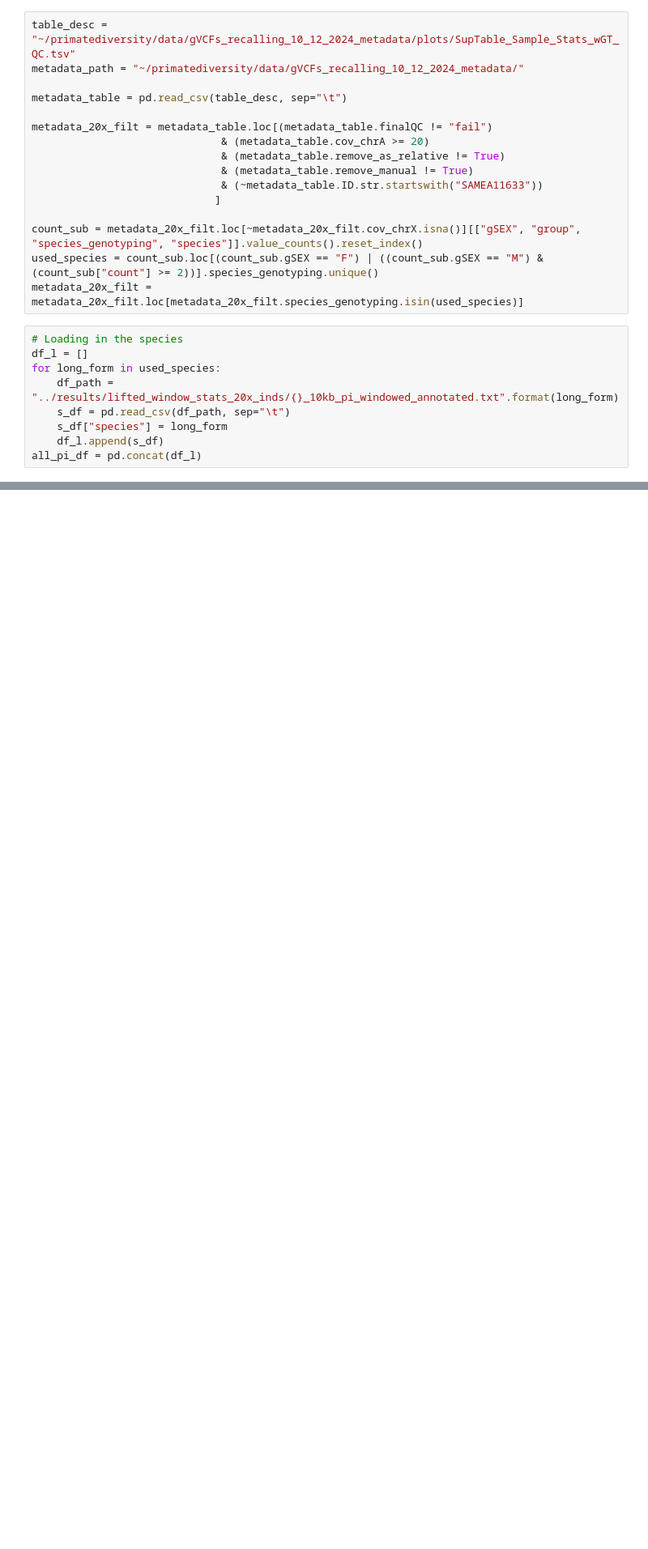
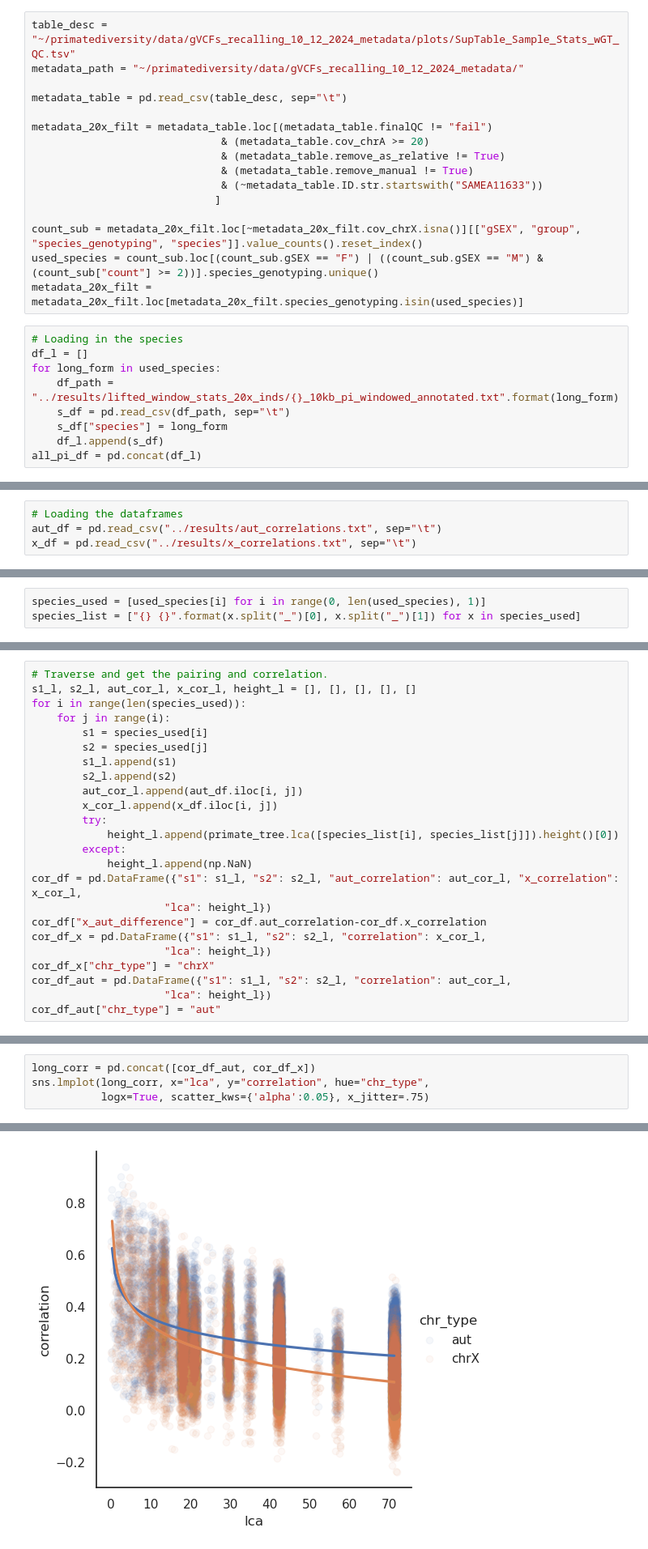
Before and after one commit to erikfogh/selection_primates, a Jupyter notebook: notebooks/main_human03_chromosome_correlations.ipynb, the cells around one changed output, grey strips where cells are left out. Shown at 81% size. Cells and saved outputs as stored; diff of their text form; blank space fills up the shorter version.

```diff
--- a/notebooks/main_human03_chromosome_correlations.ipynb
+++ b/notebooks/main_human03_chromosome_correlations.ipynb
@@ -30,0 +152,4 @@ all_pi_df = pd.concat(df_l)
+# %%
+# Loading the dataframes
+aut_df = pd.read_csv("../results/aut_correlations.txt", sep="\t")
+x_df = pd.read_csv("../results/x_correlations.txt", sep="\t")
@@ -30,0 +174,3 @@ all_pi_df = pd.concat(df_l)
+# %%
+species_used = [used_species[i] for i in range(0, len(used_species), 1)]
+species_list = ["{} {}".format(x.split("_")[0], x.split("_")[1]) for x in species_used]
@@ -30,0 +209,24 @@ all_pi_df = pd.concat(df_l)
+# %%
+# Traverse and get the pairing and correlation.
+s1_l, s2_l, aut_cor_l, x_cor_l, height_l = [], [], [], [], []
+for i in range(len(species_used)):
+    for j in range(i):
+        s1 = species_used[i]
+        s2 = species_used[j]
+        s1_l.append(s1)
+        s2_l.append(s2)
+        aut_cor_l.append(aut_df.iloc[i, j])
+        x_cor_l.append(x_df.iloc[i, j])
+        try:
+            height_l.append(primate_tree.lca([species_list[i], species_list[j]]).height()[0])
+        except:
+            height_l.append(np.NaN)
+cor_df = pd.DataFrame({"s1": s1_l, "s2": s2_l, "aut_correlation": aut_cor_l, "x_correlation": x_cor_l,
+                     "lca": height_l})
+cor_df["x_aut_difference"] = cor_df.aut_correlation-cor_df.x_correlation
+cor_df_x = pd.DataFrame({"s1": s1_l, "s2": s2_l, "correlation": x_cor_l,
+                     "lca": height_l})
+cor_df_x["chr_type"] = "chrX"
+cor_df_aut = pd.DataFrame({"s1": s1_l, "s2": s2_l, "correlation": aut_cor_l,
+                     "lca": height_l})
+cor_df_aut["chr_type"] = "aut"
@@ -30,0 +259,5 @@ all_pi_df = pd.concat(df_l)
+# %%
+long_corr = pd.concat([cor_df_aut, cor_df_x])
+sns.lmplot(long_corr, x="lca", y="correlation", hue="chr_type",
+           logx=True, scatter_kws={'alpha':0.05}, x_jitter=.75)
+# %% [output]
@@ -30,0 +265 @@ all_pi_df = pd.concat(df_l)
+[figure, added]
```
Also changed, not shown: parts of 49 cells of this notebook, 33 other files.
